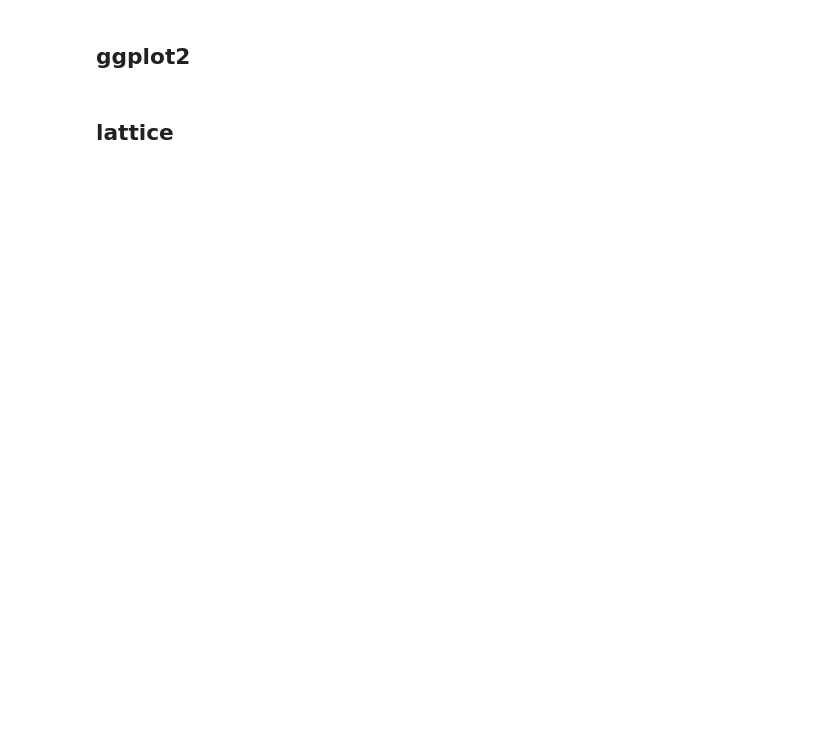
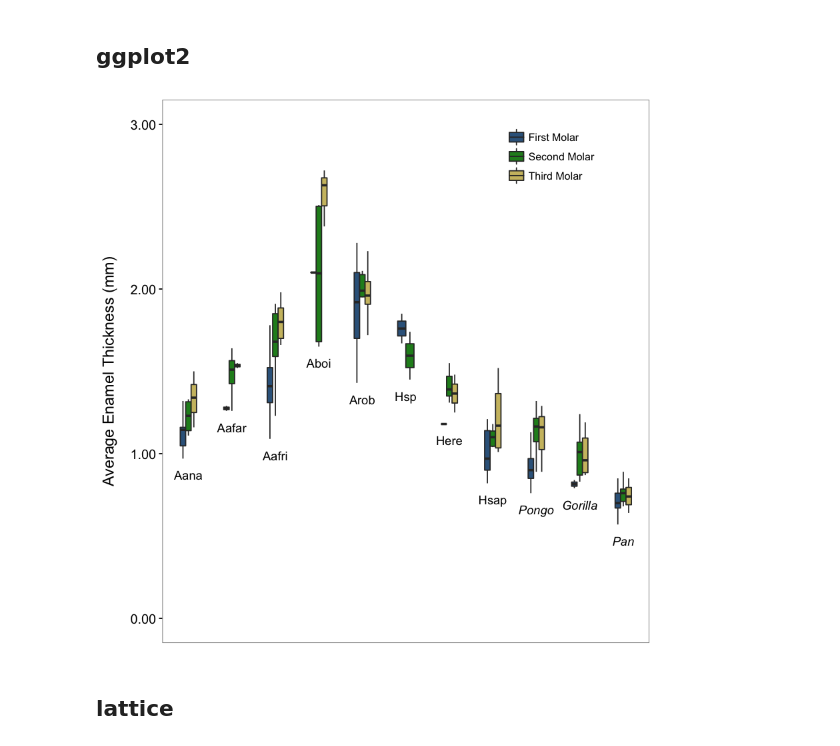
Before and after one commit to ryanraaum/bioanth-plots, a Jupyter notebook: Enamel Thickness in R.ipynb, the cells around one changed output. Drawn from its saved outputs; the diff is of its cells as text; code cells hidden in the pictures; blank space fills up the shorter version.

```diff
--- a/Enamel Thickness in R.ipynb
+++ b/Enamel Thickness in R.ipynb
@@ -70,4 +126,61 @@ boxplot(aet ~ tooth * otaxon, data=dset2)
 # %% [markdown]
 ## ggplot2
+# %%
+library(ggplot2)
+
+# pull out groups and count levels for plot annotations
+groups = levels(dset2$otaxon)
+ngroups = length(groups)
+# calculate locations for annotations
+xloc = 1:ngroups
+yloc = aggregate(aet ~ otaxon, min, data=dset2, simplify=T)$aet-0.1
+
+# this part is probably overkill..
+# ggplot2 uses only the necessary decimal points on axis labels,
+# but the target plot has 2 decimal places, so if we want to exactly match that
+# we need a formatting function
+fmt = function(x) { format(x, nsmall=2) }
+
+# start the plot, identify the data and variables
+plt = ggplot(dset2, aes(x=otaxon, y=aet)) +
+        # split each x group out by tooth, with extra spacing (width), and no outliers
+        geom_boxplot(aes(fill=tooth), width=0.5, outlier.shape=NA) +
+        # manually set the colors to use and legend labels
+        scale_fill_manual(values=barcols,
+                          labels=c("First Molar", "Second Molar", "Third Molar")) +
+        # configure the y axis with
+        #  - custom title
+        #  - set the limits
+        #  - and use the formatter created above to ensure 2 decimal places on tick labels
+        scale_y_continuous(name="Average Enamel Thickness (mm)",
+                           limits=c(0,3),
+                           labels=fmt) +
+        # add the group names directly below each set of box-and-whiskers
+        annotate("text", x=xloc, y=yloc, label=groups, fontface=fontformat) +
+        # change to simple theme (theme_bw = theme black & white)
+        theme_bw() +
+        # make more appearance changes
+              # get rid of the grid
+        theme(panel.grid=element_blank(),
+              # change the size and add some spacing to the right of the y axis title
+              axis.title.y=element_text(size=14, margin=margin(0,15,0,0)),
+              # change the size of the y axis tick labels
+              axis.text.y=element_text(size=12),
+              # get rid of the x axis ticks
+              axis.ticks.x=element_blank(),
+              # get rid of the x axis tick labels
+              axis.text.x=element_blank(),
+              # get rid of the x axis title
+              axis.title.x=element_blank(),
+              # put the legend inside the plot area
+              legend.position=c(0.8,0.9),
+              # get rid of the legend title
+              legend.title=element_blank(),
+              # get rid of the boxes around the legend elements
+              legend.key=element_blank())
+
+plt
+# %% [output]
+[figure, added]
 # %% [markdown]
 ## lattice
```
Also changed, not shown: parts of 10 cells of this notebook.
